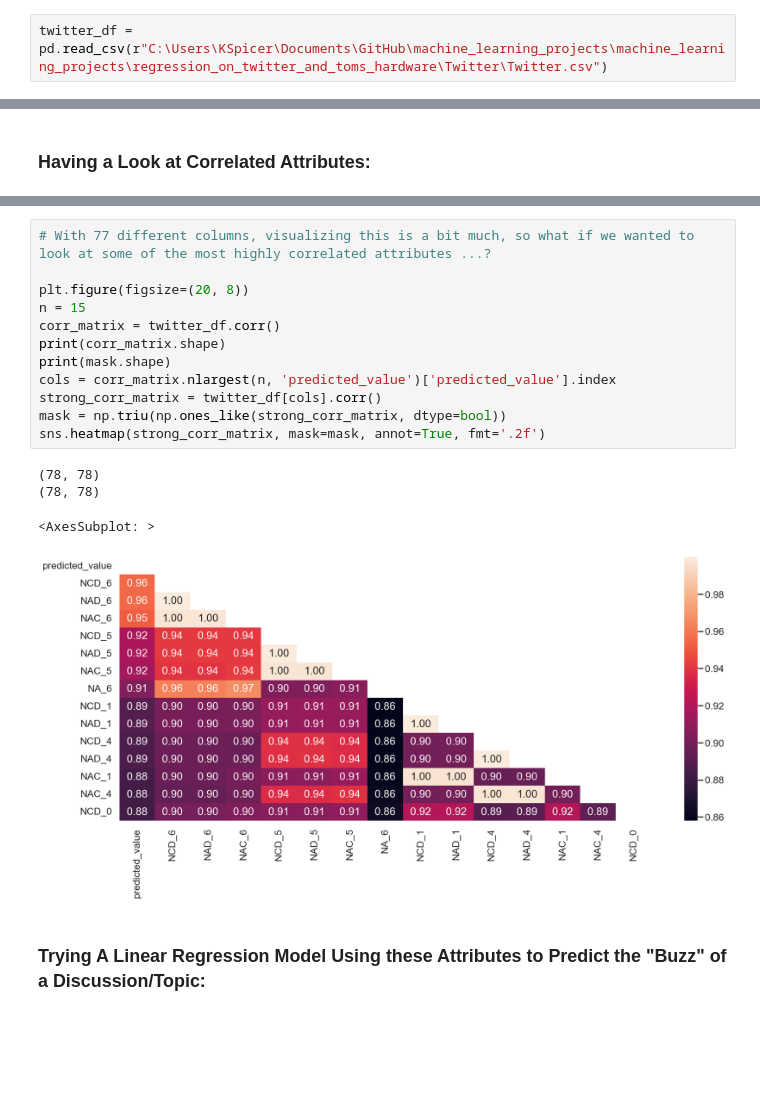
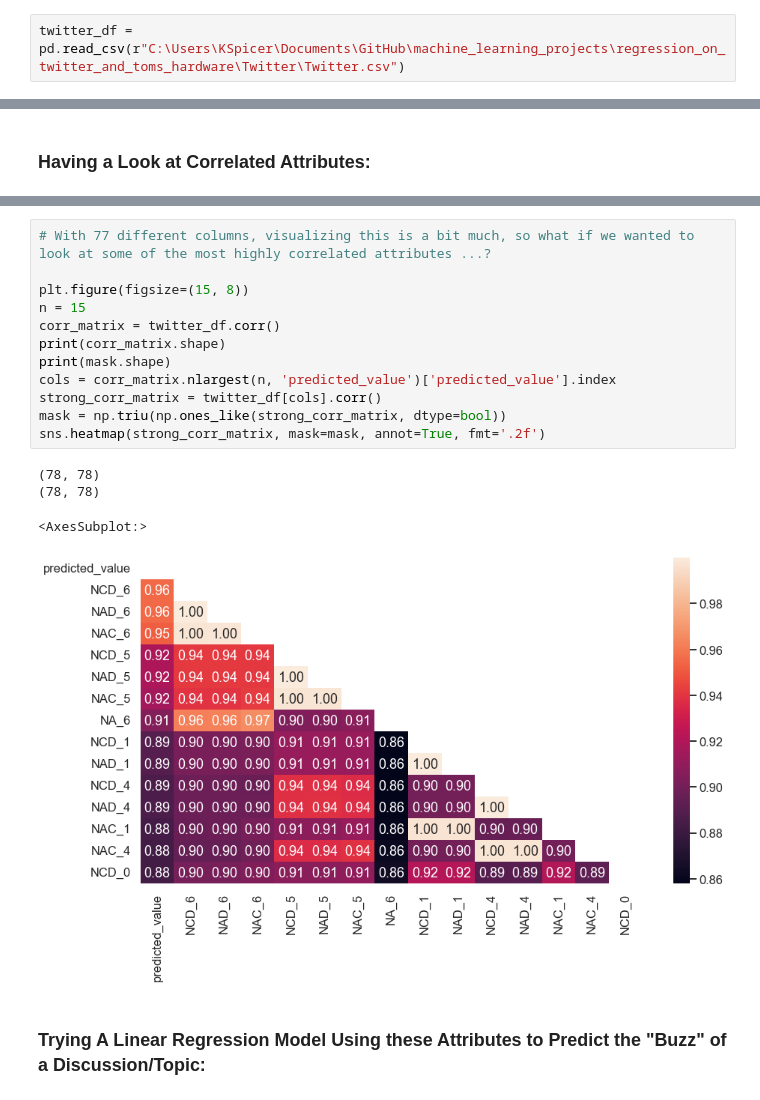
Before and after one commit to kspicer80/machine_learning_projects, a Jupyter notebook: regression_on_twitter_and_toms_hardware/t_and_th_notebook.ipynb, the cells around one changed output, grey strips where cells are left out. Cells and saved outputs as stored; diff of their text form; blank space fills up the shorter version.

```diff
--- a/regression_on_twitter_and_toms_hardware/t_and_th_notebook.ipynb
+++ b/regression_on_twitter_and_toms_hardware/t_and_th_notebook.ipynb
@@ -12,7 +12,7 @@ from sklearn.model_selection import train_test_split
 # %% [markdown]
 ### Reading in Our Dataset and Doing an Initial Inspection or Two:
 # %%
-twitter_df = pd.read_csv(r"C:\Users\KSpicer\Documents\GitHub\machine_learning_projects\machine_learning_projects\regression_on_twitter_and_toms_hardware\Twitter\Twitter.csv")
+twitter_df = pd.read_csv(r"C:\Users\KSpicer\Documents\GitHub\machine_learning_projects\regression_on_twitter_and_toms_hardware\Twitter\Twitter.csv")
 # %%
 twitter_df.head()
 # %% [output]
@@ -59,20 +59,20 @@ sns.heatmap(corr_matrix, mask=mask, annot=True)
 # %%
 # With 77 different columns, visualizing this is a bit much, so what if we wanted to look at some of the most highly correlated attributes ...?
 
-plt.figure(figsize=(20, 8))
+plt.figure(figsize=(15, 8))
 n = 15
 corr_matrix = twitter_df.corr()
 print(corr_matrix.shape)
 print(mask.shape)
 cols = corr_matrix.nlargest(n, 'predicted_value')['predicted_value'].index
 strong_corr_matrix = twitter_df[cols].corr()
 mask = np.triu(np.ones_like(strong_corr_matrix, dtype=bool))
 sns.heatmap(strong_corr_matrix, mask=mask, annot=True, fmt='.2f')
 # %% [output]
 (78, 78)
 (78, 78)
-<AxesSubplot: >
+<AxesSubplot:>
-[figure, old version]
+[figure, new version]
 # %% [markdown]
 ### Trying A Linear Regression Model Using these Attributes to Predict the "Buzz" of a Discussion/Topic:
 # %%
```
Also changed, not shown: parts of 7 cells of this notebook, 2 other files.
